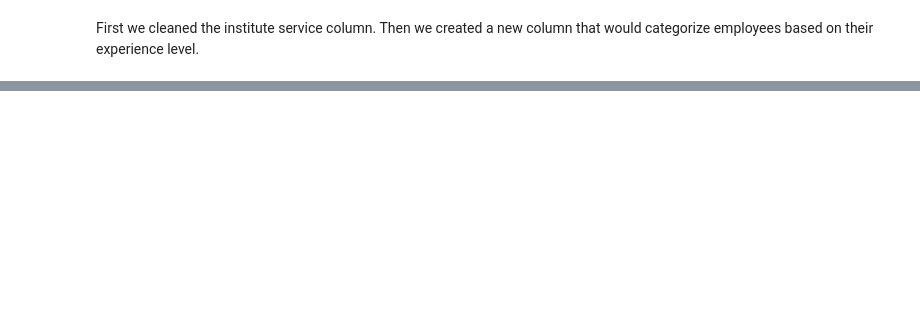
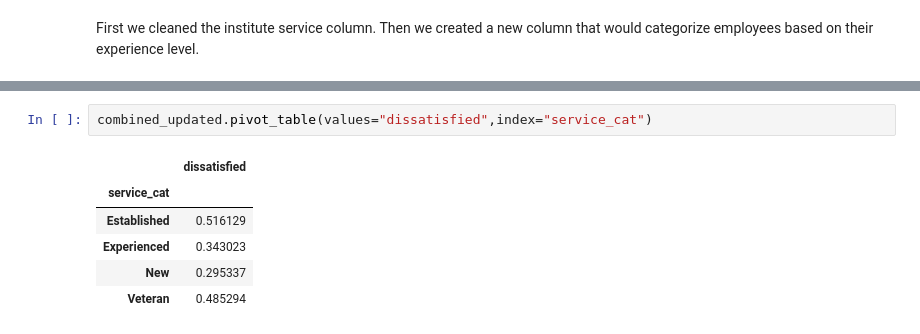
Before and after one commit to AsirShahid/Data-Scientist-in-Python-DataQuest, a Jupyter notebook: Data Cleaning/Data Cleaning and Analysis/Projects/Clean and Analyze Employee Exit Surveys/Clean and Analyze Employee Exit Surveys.ipynb, the cells around one changed output, grey strips where cells are left out. Drawn from its saved outputs; the diff is of its cells as text; blank space fills up the shorter version.

```diff
--- a/Data Cleaning/Data Cleaning and Analysis/Projects/Clean and Analyze Employee Exit Surveys/Clean and Analyze Employee Exit Surveys.ipynb
+++ b/Data Cleaning/Data Cleaning and Analysis/Projects/Clean and Analyze Employee Exit Surveys/Clean and Analyze Employee Exit Surveys.ipynb
@@ -581,0 +591,9 @@ First we cleaned the institute service column. Then we created a new column that
+# %%
+combined_updated.pivot_table(values="dissatisfied",index="service_cat")
+# %% [output]
+|  | dissatisfied |
+| service_cat |  |
+| Established | 0.516129 |
+| Experienced | 0.343023 |
+| New | 0.295337 |
+| Veteran | 0.485294 |
```
Also changed, not shown: parts of 8 cells of this notebook.
